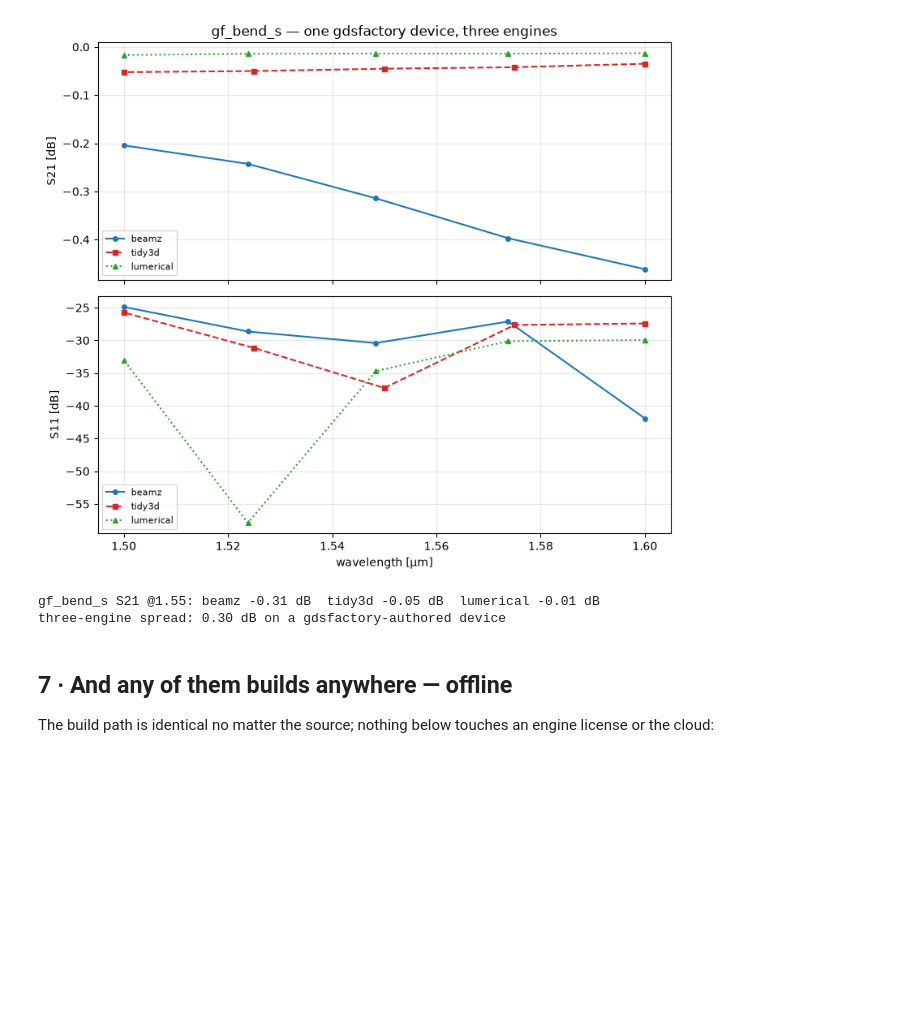
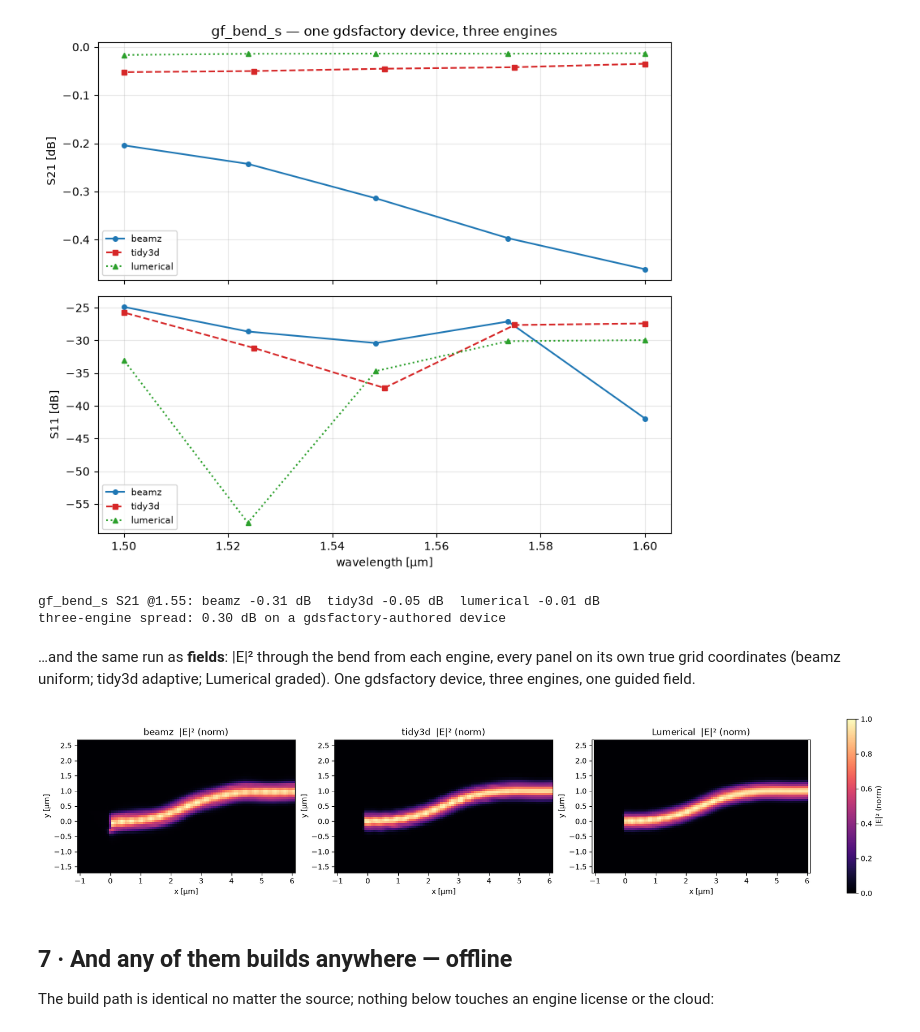
Before and after one commit to SiEPIC/gds_fdtd, a Jupyter notebook: examples/08_frontends/08_frontends.ipynb, the cells around one changed output. Cells and saved outputs as stored; diff of their text form; code cells hidden in the pictures; blank space fills up the shorter version.

```diff
--- a/examples/08_frontends/08_frontends.ipynb
+++ b/examples/08_frontends/08_frontends.ipynb
@@ -286,6 +286,39 @@ print(f"three-engine spread: {worst:.2f} dB on a gdsfactory-authored device")
 [figure]
 gf_bend_s S21 @1.55: beamz -0.31 dB  tidy3d -0.05 dB  lumerical -0.01 dB
 three-engine spread: 0.30 dB on a gdsfactory-authored device
+# %% [markdown]
+…and the same run as **fields**: |E|² through the bend from each engine, every
+panel on its own true grid coordinates (beamz uniform; tidy3d adaptive;
+Lumerical graded). One gdsfactory device, three engines, one guided field.
+# %%
+b = np.load(REC / "gf_bend_s_field_beamz.npz")
+t = np.load(REC / "gf_bend_s_field_tidy3d.npz")
+lu = np.load(REC / "gf_bend_s_field_lumerical.npz")
+cx, cy = gf_bend.bounds.x_center, gf_bend.bounds.y_center
+bw, bh = float(b["width_um"]), float(b["height_um"])
+field_panels = [
+    (
+        "beamz",
+        np.linspace(cx - bw / 2, cx + bw / 2, b["E2"].shape[1]),
+        np.linspace(cy - bh / 2, cy + bh / 2, b["E2"].shape[0]),
+        b["E2"],
+    ),
+    ("tidy3d", t["x"], t["y"], t["E2"].T),
+    ("Lumerical", lu["x"], lu["y"], lu["E2"].T),
+]
+fig, axes = plt.subplots(1, 3, figsize=(16, 4.2), constrained_layout=True)
+for ax, (name, gx, gy, e2) in zip(axes, field_panels, strict=True):
+    im = ax.pcolormesh(gx, gy, e2 / e2.max(), shading="nearest", cmap="magma", vmin=0, vmax=1)
+    ax.set_xlim(cx - 3.6, cx + 3.6)
+    ax.set_ylim(cy - 2.2, cy + 2.2)
+    ax.set_aspect("equal")
+    ax.set_title(f"{name}  |E|² (norm)")
+    ax.set_xlabel("x [µm]")
+    ax.set_ylabel("y [µm]")
+fig.colorbar(im, ax=axes, label="|E|² (norm)", shrink=0.8)
+plt.show()
+# %% [output]
+[figure, added]
 # %% [markdown]
 ## 7 · And any of them builds anywhere — offline
 
```
Also changed, not shown: parts of 2 cells of this notebook, 13 other files.
